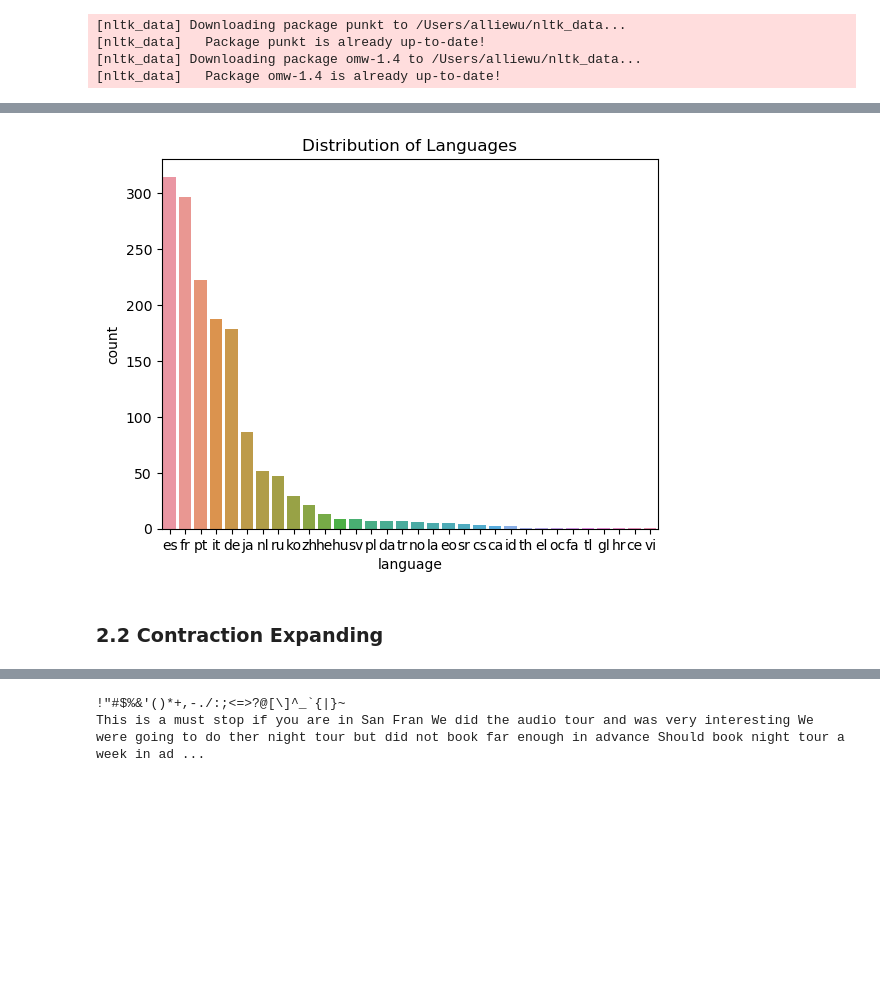
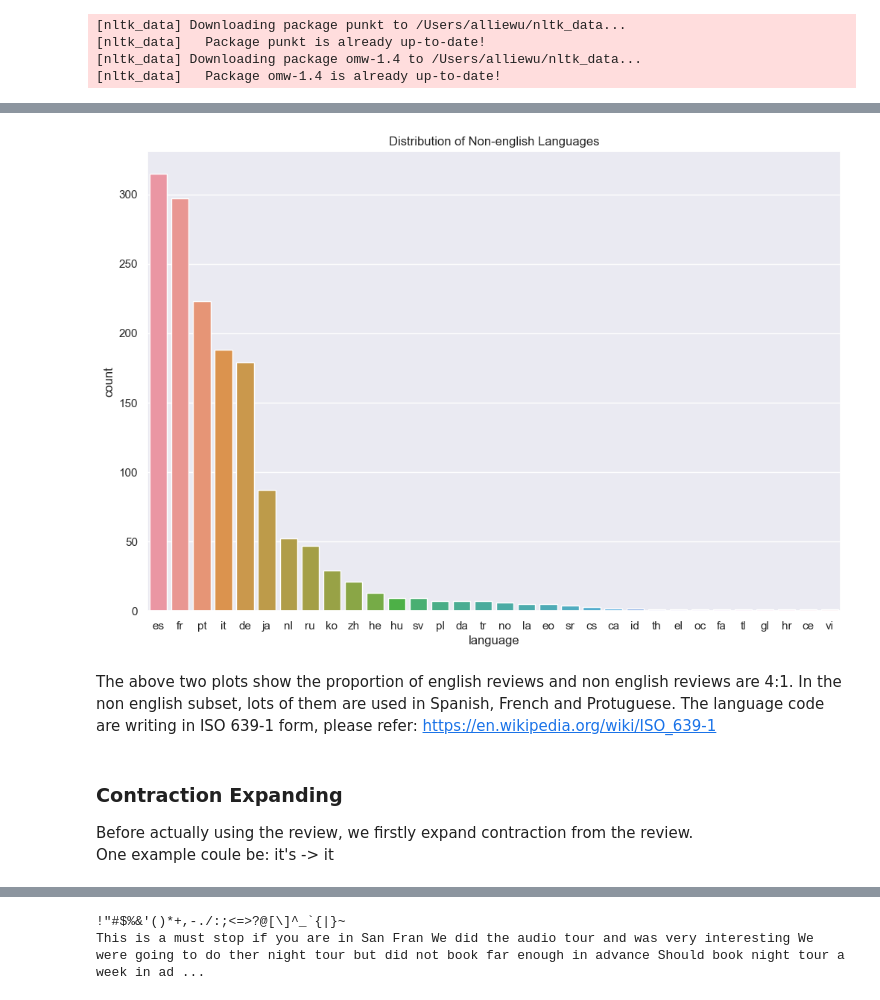
Before and after one commit to yanyuchen/sentiment-analysis, a Jupyter notebook: ipynb/eda.ipynb, the cells around one changed output, grey strips where cells are left out. Saved outputs shown, nothing was run; the diff lists cells and outputs as text; code cells hidden in the pictures; blank space fills up the shorter version.

```diff
--- a/ipynb/eda.ipynb
+++ b/ipynb/eda.ipynb
@@ -276,6 +334,8 @@ review_all['language'] = langs
 get_eng = lambda x: 'en' if x == 'en' else 'non-en'
 review_all['en'] = review_all['language'].apply(get_eng)
 # %%
+# create bar plot for # of english or non english reviews
+sns.set(rc={'figure.figsize':(12,8)})
 sns.countplot(x='en', data=review_all)
 plt.title('Distribution of Languages')
 plt.show()
@@ -284,11 +344,10 @@ plt.show()
 # %%
+# create bar plot for # of non english reviews
 sns.countplot(x='language',
             data=review_all.loc[review_all['language']!='en'],
             order = review_all.loc[review_all['language']!='en']['language'].value_counts().index[::1])
-plt.title('Distribution of Languages')
+plt.title('Distribution of Non-english Languages')
+sns.set(rc={'figure.figsize':(12,8)})
 plt.show()
-#review_all['language'].value_counts()
 # %% [output]
-[figure, old version]
+[figure, new version]
-# %% [markdown]
-### 2.2 Contraction Expanding
@@ -296,0 +354,6 @@ review_nlp = review_all.copy()
+# %% [markdown]
+The above two plots show the proportion of english reviews and non english reviews are 4:1. In the non english subset, lots of them are used in Spanish, French and Protuguese. The language code are writing in ISO 639-1 form, please refer: https://en.wikipedia.org/wiki/ISO_639-1
+# %% [markdown]
+### Contraction Expanding
+Before actually using the review, we firstly expand contraction from the review.\
+One example coule be: it's -> it
```
Also changed, not shown: parts of 77 cells of this notebook.
